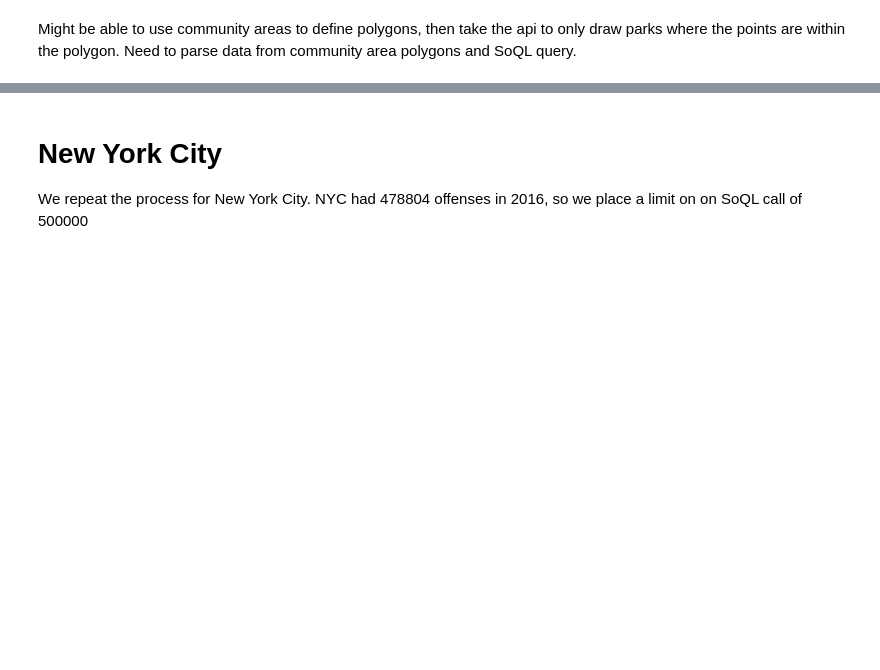
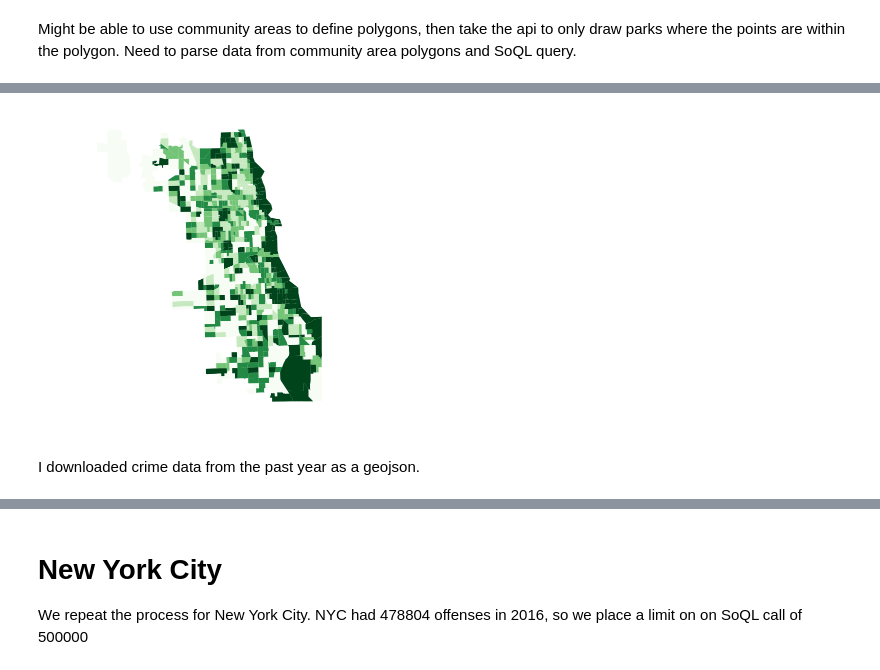
Before and after one commit to mrjacobson/ippp-final-project, a Jupyter notebook: Final Project.ipynb, the cells around one changed output, grey strips where cells are left out. Cells and saved outputs as stored; diff of their text form; code cells hidden in the pictures; blank space fills up the shorter version.

```diff
--- a/Final Project.ipynb
+++ b/Final Project.ipynb
@@ -220,0 +198,9 @@ Might be able to use community areas to define polygons, then take the api to on
+# %%
+tracts["park_area"] = tracts.centroid.buffer(500).intersection(puu).area
+tracts["distance"]  = tracts.centroid.distance(puu)
+# %%
+tracts.plot(column = "park_area", cmap = "Greens", scheme = "quantiles").set_axis_off()
+# %% [output]
+[figure, added]
+# %% [markdown]
+I downloaded crime data from the past year as a geojson.
```
Also changed, not shown: parts of 55 cells of this notebook, 3 other files.
